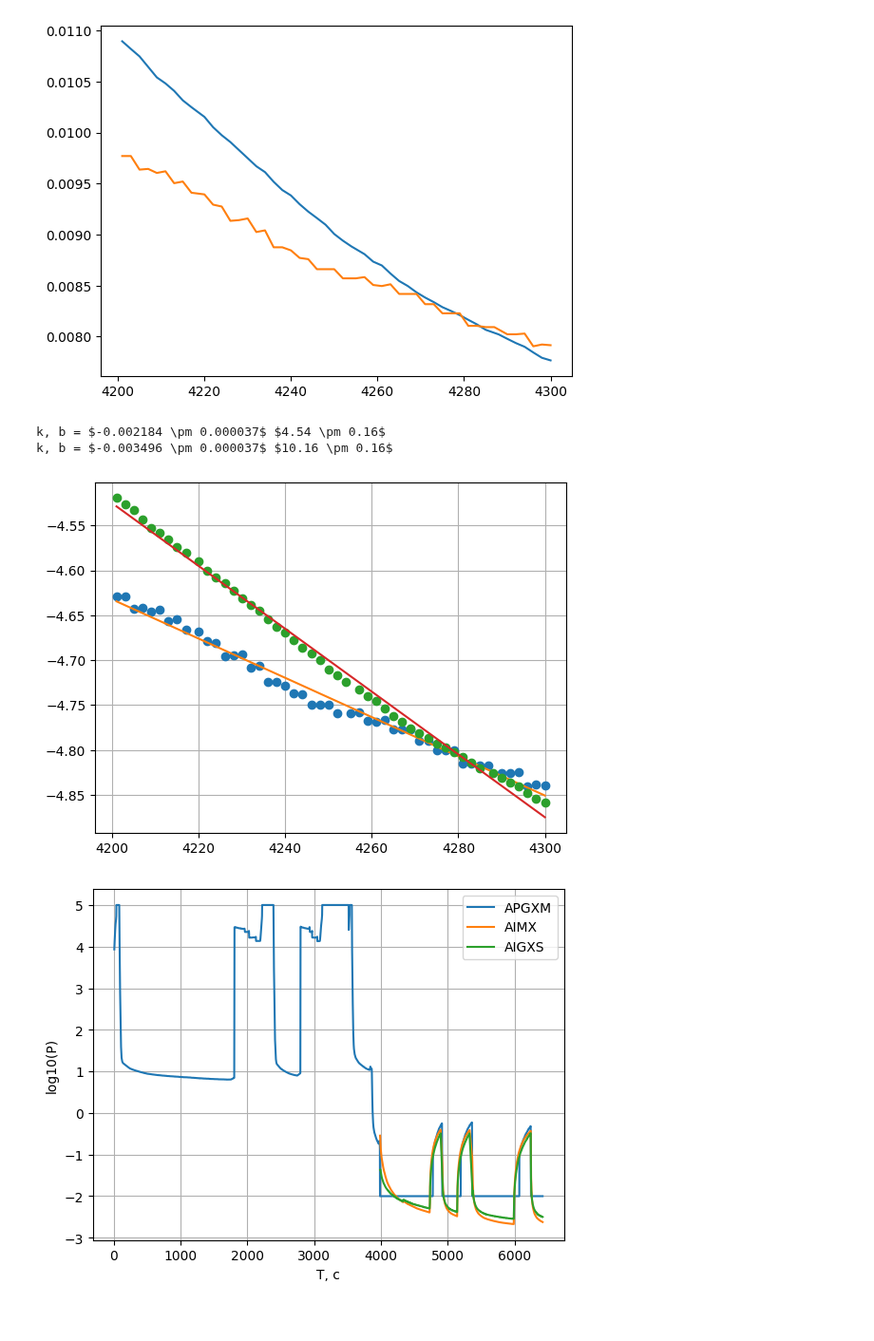
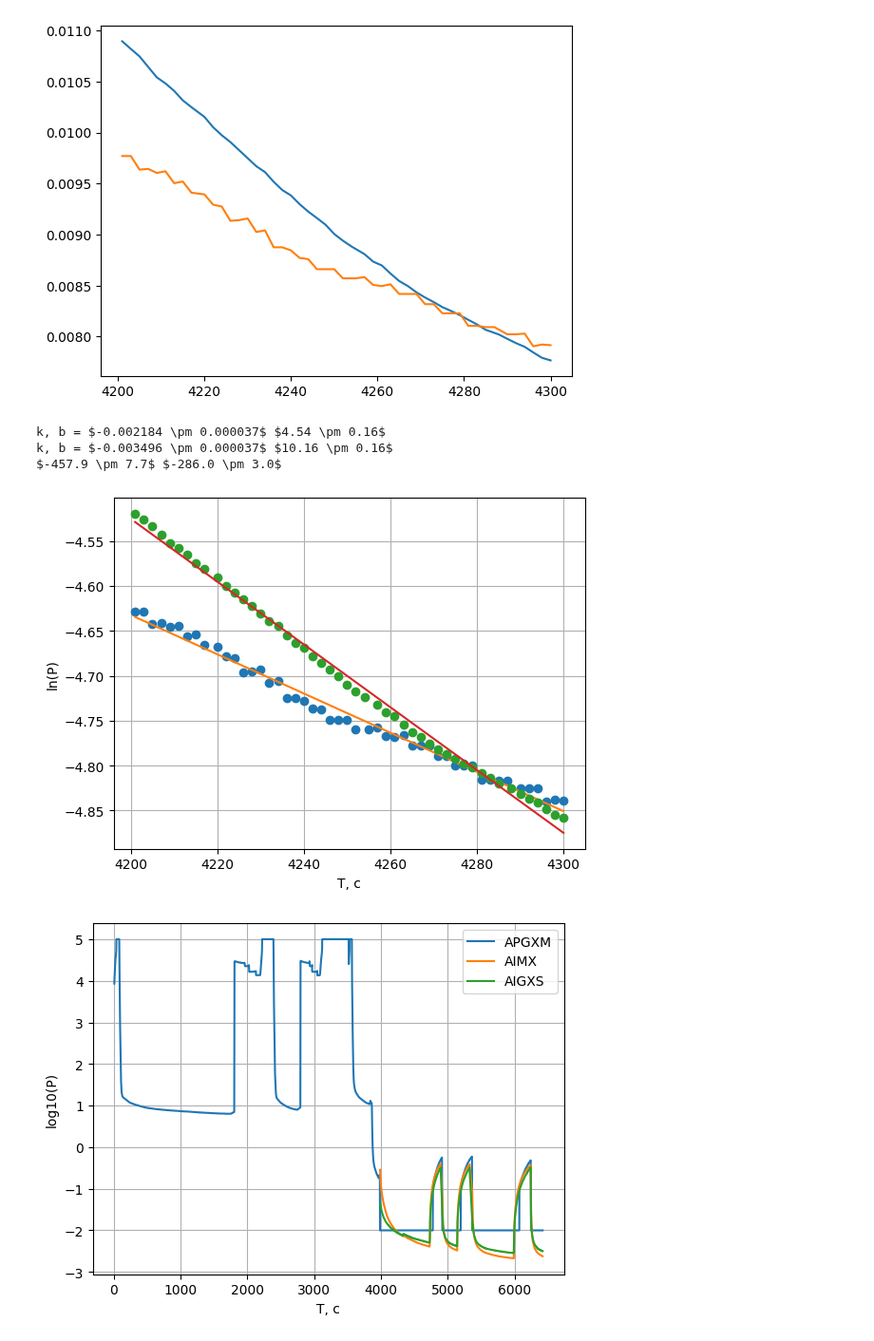
Before and after one commit to RedBrean/term2, a Jupyter notebook: labs/231/231.ipynb, the cells around one changed output. Shown at 95% size. Drawn from its saved outputs; the diff is of its cells as text; code cells hidden in the pictures.

```diff
--- a/labs/231/231.ipynb
+++ b/labs/231/231.ipynb
@@ -323,12 +325,17 @@ plt.plot(turbo_mol_3["Sec"], turbo_mol_3["Value"])
 [<matplotlib.lines.Line2D at 0x...>]
 [figure]
 # %%
-k, _ = linearcalc(turbo_mol_3["Sec"], np.log(turbo_mol_3["Value"]), 4900, 4300)
-k, _ = linearcalc(turbo_mol["Sec"],  np.log(turbo_mol["Value"]), 4900, 4300)
+plt.xlabel("T, с")
+plt.ylabel("ln(P)")
+k1, _ = linearcalc(turbo_mol_3["Sec"], np.log(turbo_mol_3["Value"]), 4900, 4300)
+k2, _ = linearcalc(turbo_mol["Sec"],  np.log(turbo_mol["Value"]), 4900, 4300)
+
+print(1/k1, 1/k2)
 # %% [output]
 k, b = $-0.002184 \pm 0.000037$ $4.54 \pm 0.16$
 k, b = $-0.003496 \pm 0.000037$ $10.16 \pm 0.16$
+$-457.9 \pm 7.7$ $-286.0 \pm 3.0$
-[figure, old version]
+[figure, new version]
 # %%
 plt.xlabel("T, с")
 plt.ylabel("log10(P)")
```
Also changed, not shown: parts of 2 cells of this notebook.
